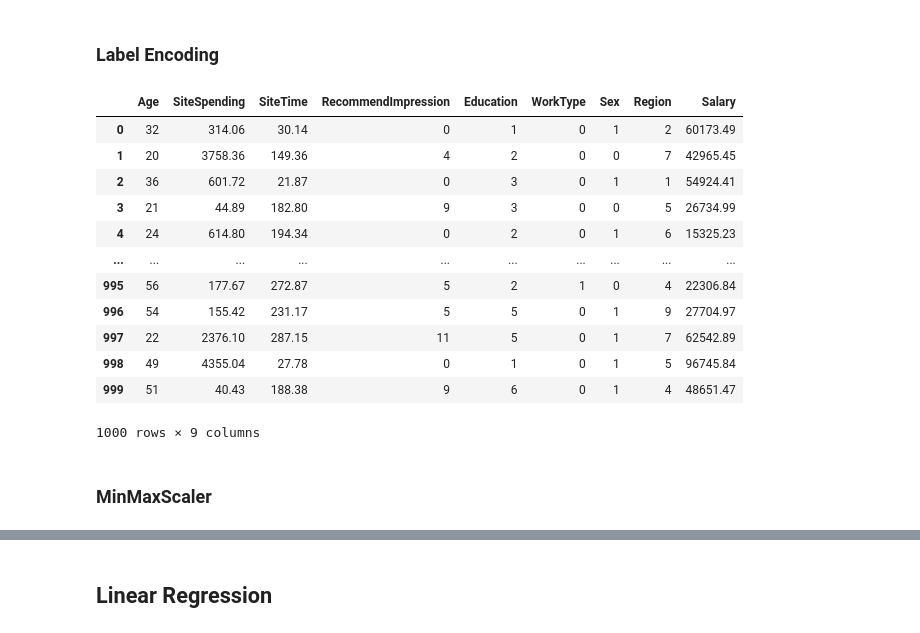
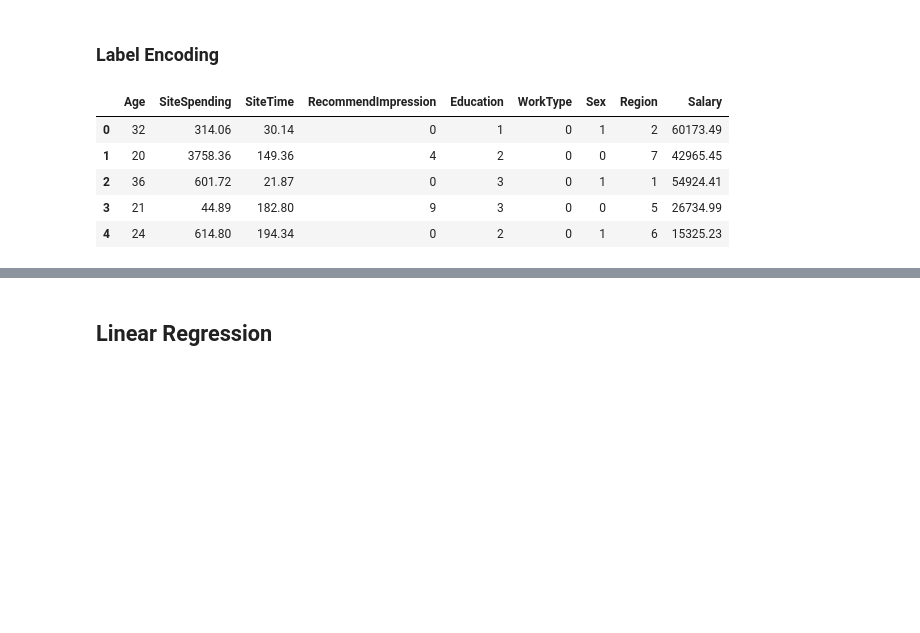
Before and after one commit to syedirfanx/revenue-forecasting, a Jupyter notebook: regression.ipynb, the cells around one changed output, grey strips where cells are left out. Drawn from its saved outputs; the diff is of its cells as text; code cells hidden in the pictures; blank space fills up the shorter version.

```diff
--- a/regression.ipynb
+++ b/regression.ipynb
@@ -23,25 +26,16 @@ data.head()
 # %%
 from sklearn import preprocessing
 le = preprocessing.LabelEncoder()
 
 data["Education"] = le.fit_transform(data['Education'])
 data["WorkType"] = le.fit_transform(data["WorkType"])
 data['Sex'] = le.fit_transform(data['Sex'])
 data['Region'] =  le.fit_transform(data['Region'])
-data
+data.head()
 # %% [output]
 |  | Age | SiteSpending | SiteTime | RecommendImpression | Education | WorkType | Sex | Region | Salary |
 | 0 | 32 | 314.06 | 30.14 | 0 | 1 | 0 | 1 | 2 | 60173.49 |
 | 1 | 20 | 3758.36 | 149.36 | 4 | 2 | 0 | 0 | 7 | 42965.45 |
 | 2 | 36 | 601.72 | 21.87 | 0 | 3 | 0 | 1 | 1 | 54924.41 |
 | 3 | 21 | 44.89 | 182.80 | 9 | 3 | 0 | 0 | 5 | 26734.99 |
 | 4 | 24 | 614.80 | 194.34 | 0 | 2 | 0 | 1 | 6 | 15325.23 |
-| ... | ... | ... | ... | ... | ... | ... | ... | ... | ... |
-| 995 | 56 | 177.67 | 272.87 | 5 | 2 | 1 | 0 | 4 | 22306.84 |
-| 996 | 54 | 155.42 | 231.17 | 5 | 5 | 0 | 1 | 9 | 27704.97 |
-| 997 | 22 | 2376.10 | 287.15 | 11 | 5 | 0 | 1 | 7 | 62542.89 |
-| 998 | 49 | 4355.04 | 27.78 | 0 | 1 | 0 | 1 | 5 | 96745.84 |
-| 999 | 51 | 40.43 | 188.38 | 9 | 6 | 0 | 1 | 4 | 48651.47 |
-1000 rows × 9 columns
-# %% [markdown]
-### MinMaxScaler
```
Also changed, not shown: parts of 73 cells of this notebook.
